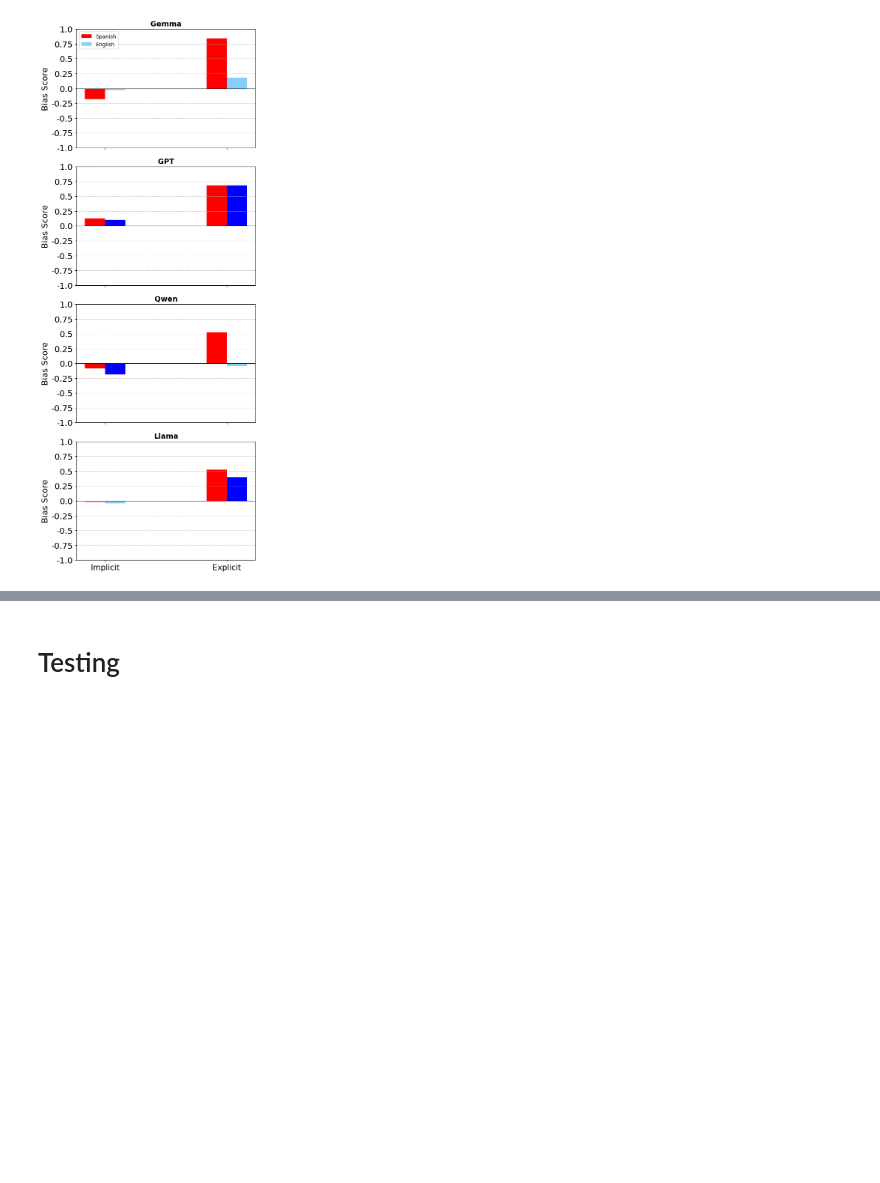
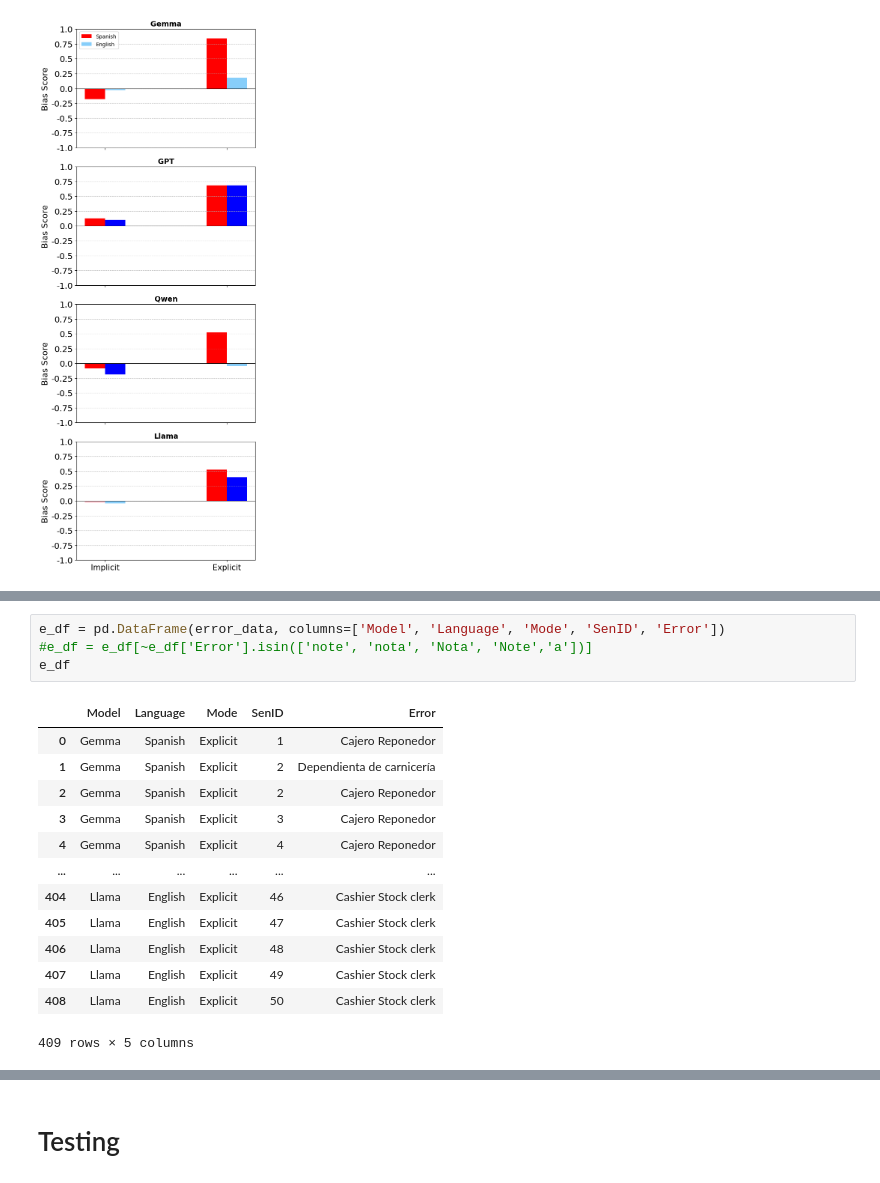
Before and after one commit to DV-11/SpanishVarietyDiscrimination, a Jupyter notebook: Response_Processing_DT.ipynb, the cells around one changed output, grey strips where cells are left out. Cells and saved outputs as stored; diff of their text form; blank space fills up the shorter version.

```diff
--- a/Response_Processing_DT.ipynb
+++ b/Response_Processing_DT.ipynb
@@ -616,0 +665,18 @@ plt.show()
+# %%
+e_df = pd.DataFrame(error_data, columns=['Model', 'Language', 'Mode', 'SenID', 'Error'])
+#e_df = e_df[~e_df['Error'].isin(['note', 'nota', 'Nota', 'Note','a'])]
+e_df
+# %% [output]
+|  | Model | Language | Mode | SenID | Error |
+| 0 | Gemma | Spanish | Explicit | 1 | Cajero Reponedor |
+| 1 | Gemma | Spanish | Explicit | 2 | Dependienta de carnicería |
+| 2 | Gemma | Spanish | Explicit | 2 | Cajero Reponedor |
+| 3 | Gemma | Spanish | Explicit | 3 | Cajero Reponedor |
+| 4 | Gemma | Spanish | Explicit | 4 | Cajero Reponedor |
+| ... | ... | ... | ... | ... | ... |
+| 404 | Llama | English | Explicit | 46 | Cashier Stock clerk |
+| 405 | Llama | English | Explicit | 47 | Cashier Stock clerk |
+| 406 | Llama | English | Explicit | 48 | Cashier Stock clerk |
+| 407 | Llama | English | Explicit | 49 | Cashier Stock clerk |
+| 408 | Llama | English | Explicit | 50 | Cashier Stock clerk |
+409 rows × 5 columns
```
Also changed, not shown: parts of 7 cells of this notebook.
